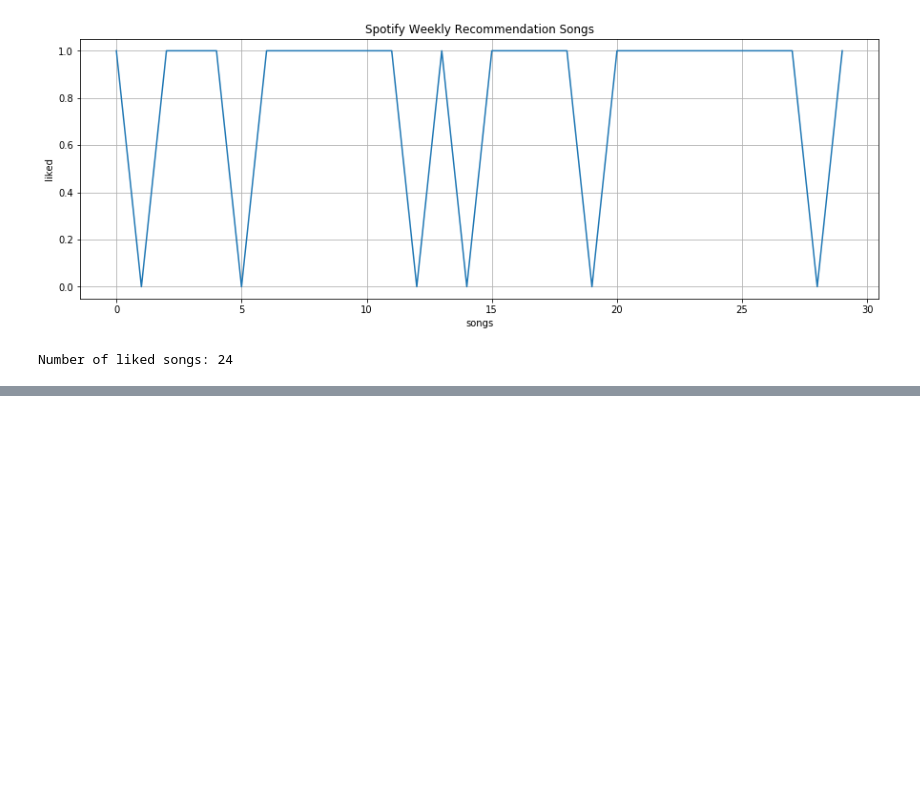
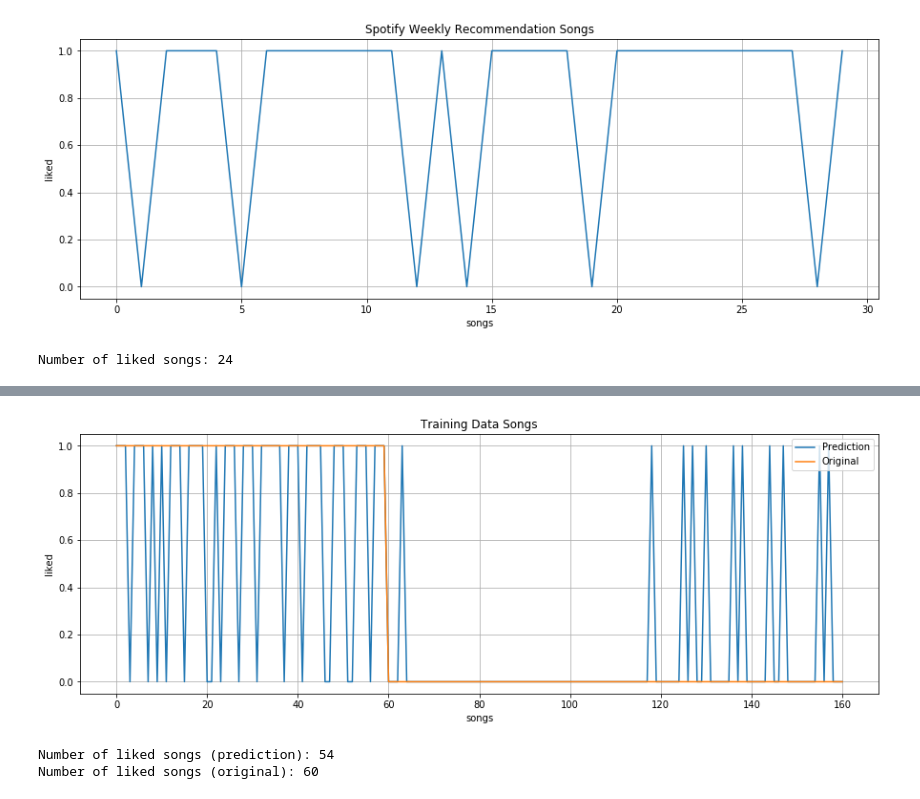
Before and after one commit to alamtellez/song_recommendation, a Jupyter notebook: jupyter_model.ipynb, the cells around one changed output, grey strips where cells are left out. Cells and saved outputs as stored; diff of their text form; code cells hidden in the pictures; blank space fills up the shorter version.

Commit message:
Tested mlp with the training data

```diff
--- a/jupyter_model.ipynb
+++ b/jupyter_model.ipynb
@@ -185,0 +186,18 @@ Number of liked songs: 23
+# %%
+test_prediction = mlpc.predict(numpy_data_train_x)
+fig = plt.figure(figsize=(15,5))
+ax = fig.add_subplot(111)
+ax.plot(test_prediction)
+ax.plot(numpy_data_train_y)
+ax.set(xlabel='songs', ylabel='liked', title='Training Data Songs')
+ax.legend(['Prediction', 'Original'], loc='upper right')
+ax.grid()
+plt.show()
+# %% [output]
+[figure, added]
+# %%
+print("Number of liked songs (prediction):", np.count_nonzero(test_prediction))
+print("Number of liked songs (original):", np.count_nonzero(numpy_data_train_y))
+# %% [output]
+Number of liked songs (prediction): 54
+Number of liked songs (original): 60
```
Also changed, not shown: parts of 2 cells of this notebook, 1 other file.
